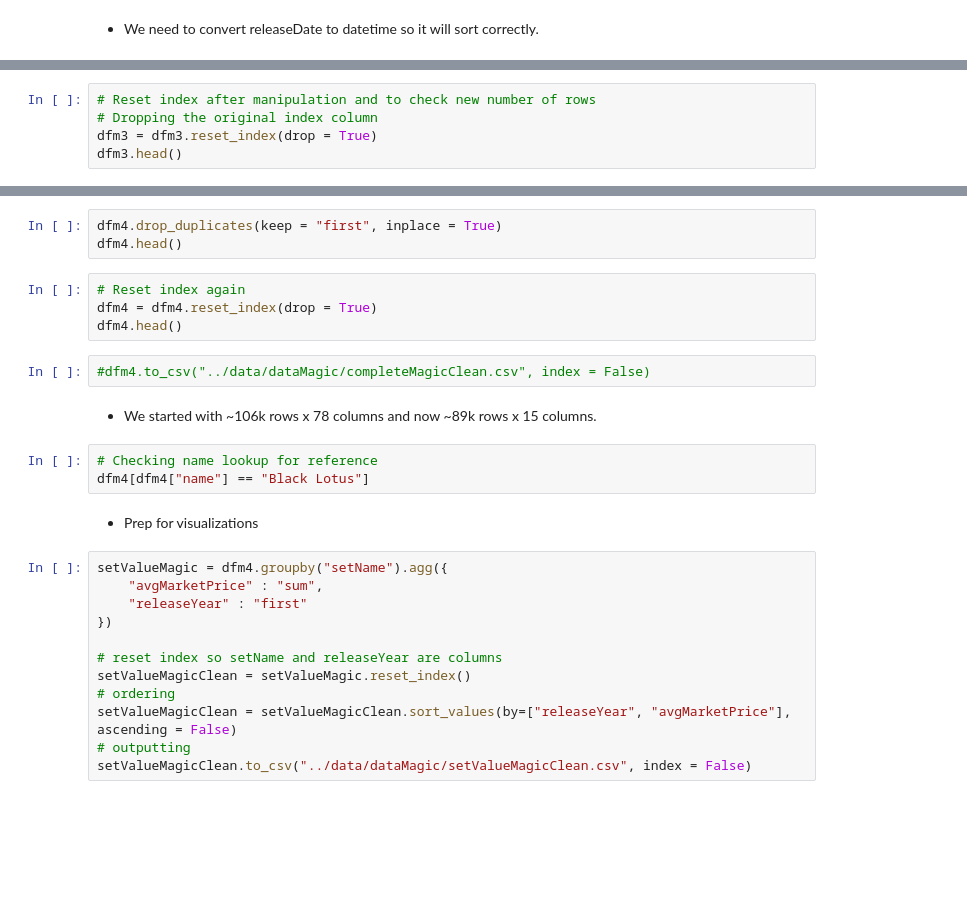
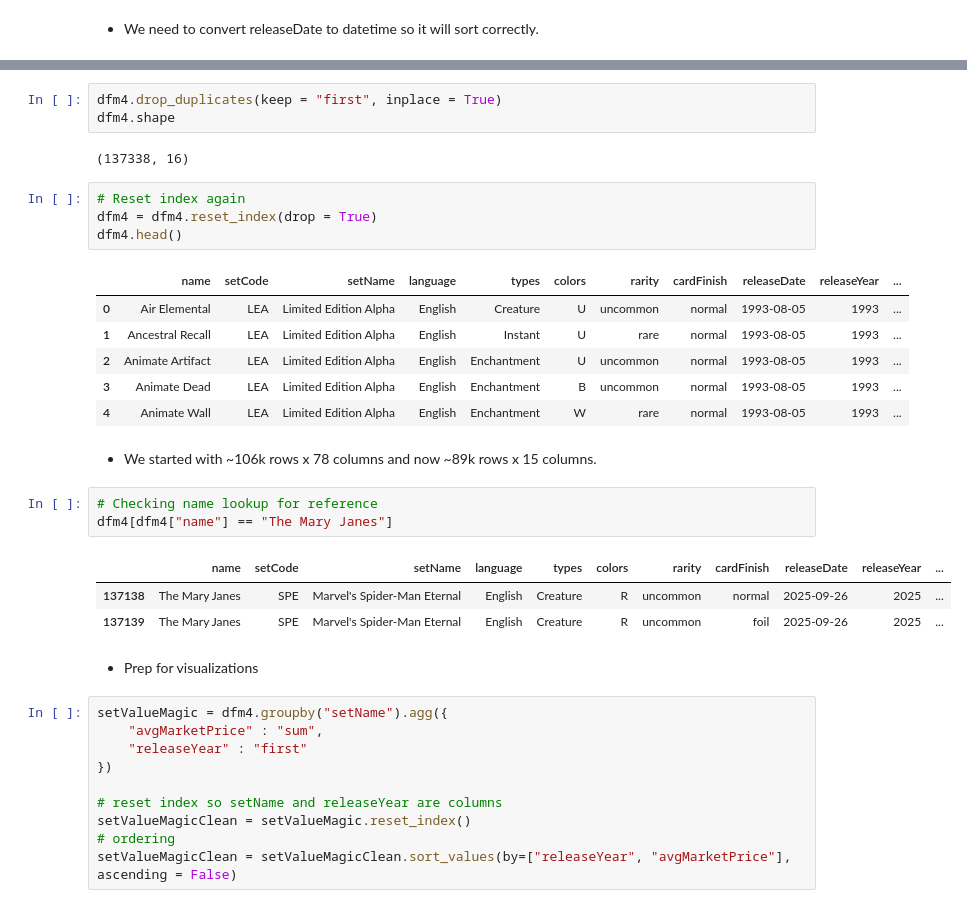
Before and after one commit to CurtisSchneider1/ccgPriceAnalysis, a Jupyter notebook: notebooks/analysisMagic.ipynb, the cells around one changed output, grey strips where cells are left out. Cells and saved outputs as stored; diff of their text form; blank space fills up the shorter version.

```diff
--- a/notebooks/analysisMagic.ipynb
+++ b/notebooks/analysisMagic.ipynb
@@ -183,5 +553,0 @@ dfm3.head()
-# %%
-# Reset index after manipulation and to check new number of rows
-# Dropping the original index column
-dfm3 = dfm3.reset_index(drop = True)
-dfm3.head()
@@ -195,17 +570,28 @@ dfm4.head()
 # %%
 dfm4.drop_duplicates(keep = "first", inplace = True)
-dfm4.head()
+dfm4.shape
+# %% [output]
+(137338, 16)
 # %%
 # Reset index again
 dfm4 = dfm4.reset_index(drop = True)
 dfm4.head()
+# %% [output]
+|  | name | setCode | setName | language | types | colors | rarity | cardFinish | releaseDate | releaseYear | ... |
+| 0 | Air Elemental | LEA | Limited Edition Alpha | English | Creature | U | uncommon | normal | 1993-08-05 | 1993 | ... |
+| 1 | Ancestral Recall | LEA | Limited Edition Alpha | English | Instant | U | rare | normal | 1993-08-05 | 1993 | ... |
+| 2 | Animate Artifact | LEA | Limited Edition Alpha | English | Enchantment | U | uncommon | normal | 1993-08-05 | 1993 | ... |
+| 3 | Animate Dead | LEA | Limited Edition Alpha | English | Enchantment | B | uncommon | normal | 1993-08-05 | 1993 | ... |
+| 4 | Animate Wall | LEA | Limited Edition Alpha | English | Enchantment | W | rare | normal | 1993-08-05 | 1993 | ... |
-# %%
-#dfm4.to_csv("../data/dataMagic/completeMagicClean.csv", index = False)
 # %% [markdown]
 * We started with ~106k rows x 78 columns and now ~89k rows x 15 columns.
 # %%
 # Checking name lookup for reference
-dfm4[dfm4["name"] == "Black Lotus"]
+dfm4[dfm4["name"] == "The Mary Janes"]
+# %% [output]
+|  | name | setCode | setName | language | types | colors | rarity | cardFinish | releaseDate | releaseYear | ... |
+| 137138 | The Mary Janes | SPE | Marvel's Spider-Man Eternal | English | Creature | R | uncommon | normal | 2025-09-26 | 2025 | ... |
+| 137139 | The Mary Janes | SPE | Marvel's Spider-Man Eternal | English | Creature | R | uncommon | foil | 2025-09-26 | 2025 | ... |
 # %% [markdown]
 * Prep for visualizations
 # %%
@@ -218,8 +604,6 @@ setValueMagic = dfm4.groupby("setName").agg({
 setValueMagicClean = setValueMagic.reset_index()
 # ordering
 setValueMagicClean = setValueMagicClean.sort_values(by=["releaseYear", "avgMarketPrice"], ascending = False)
-# outputting
-setValueMagicClean.to_csv("../data/dataMagic/setValueMagicClean.csv", index = False)
 # %%
 # To show the top sets from each year for graph ax text
 setSumMagic = dfm4.groupby(["releaseYear", "setName"], as_index=False)["avgMarketPrice"].sum()
```
Also changed, not shown: parts of 43 cells of this notebook, 7 other files.
